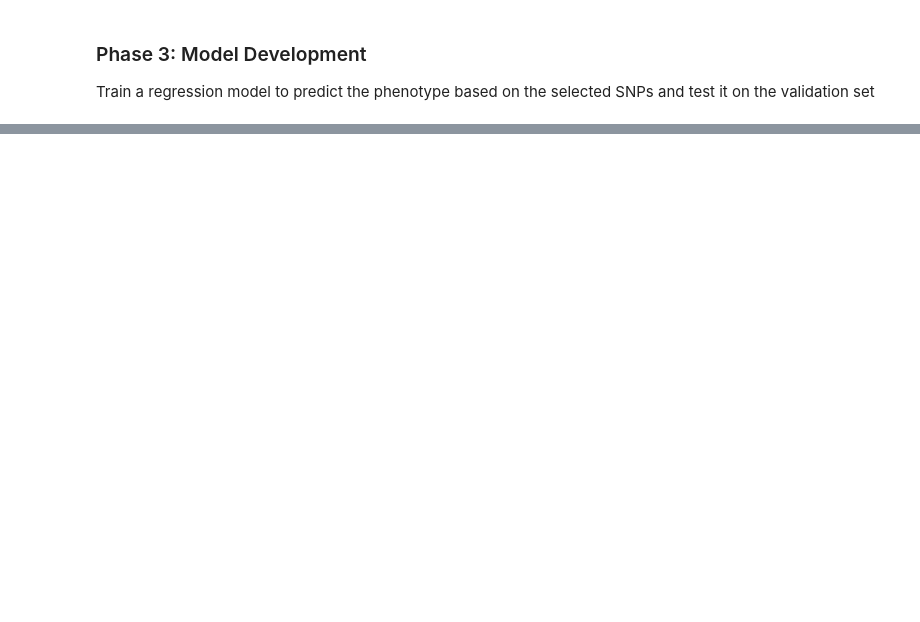
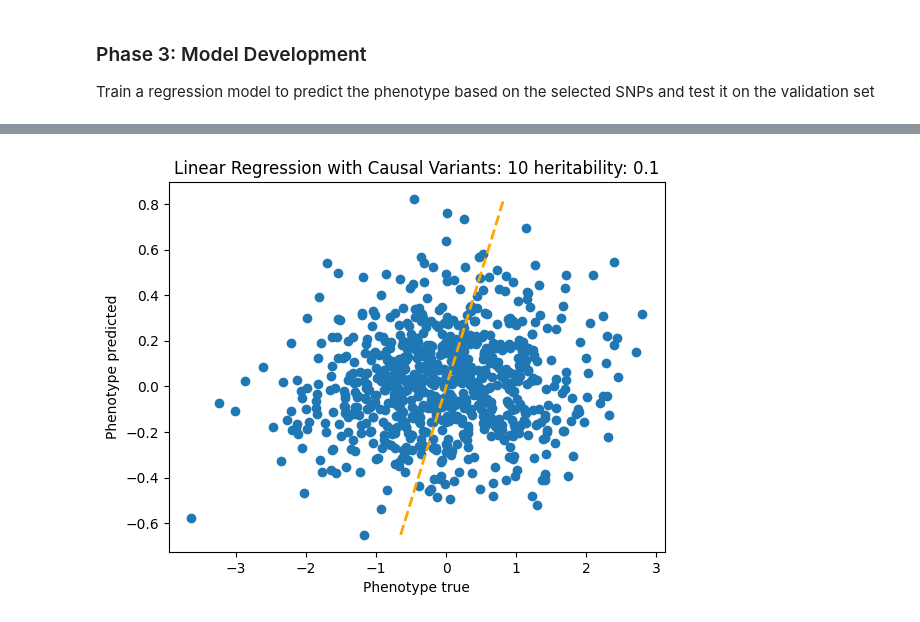
Before and after one commit to sueoglu/gobi_gwas, a Jupyter notebook: oyku/gwas.ipynb, the cells around one changed output, grey strips where cells are left out. Cells and saved outputs as stored; diff of their text form; code cells hidden in the pictures; blank space fills up the shorter version.

```diff
--- a/oyku/gwas.ipynb
+++ b/oyku/gwas.ipynb
@@ -412,0 +436,15 @@ print("MSE:", mean_squared_error(y_test, y_pred))
+# %%
+def plot_prediction(y_pred, input, model):
+    plt.scatter(y_test, y_pred)
+
+    xx = np.linspace(y_pred.min(), y_pred.max(), 200)
+
+    plt.plot(xx, xx, linewidth=2, linestyle="--", label="ideal: y=x", color="orange")
+    plt.title(f"{model} with {input}")
+    plt.xlabel("Phenotype true")
+    plt.ylabel("Phenotype predicted")
+    plt.show()
+# %%
+plot_prediction(y_pred, input="Causal Variants: 10 heritability: 0.1", model="Linear Regression")
+# %% [output]
+[figure, added]
```
Also changed, not shown: parts of 7 cells of this notebook, 12 other files.
